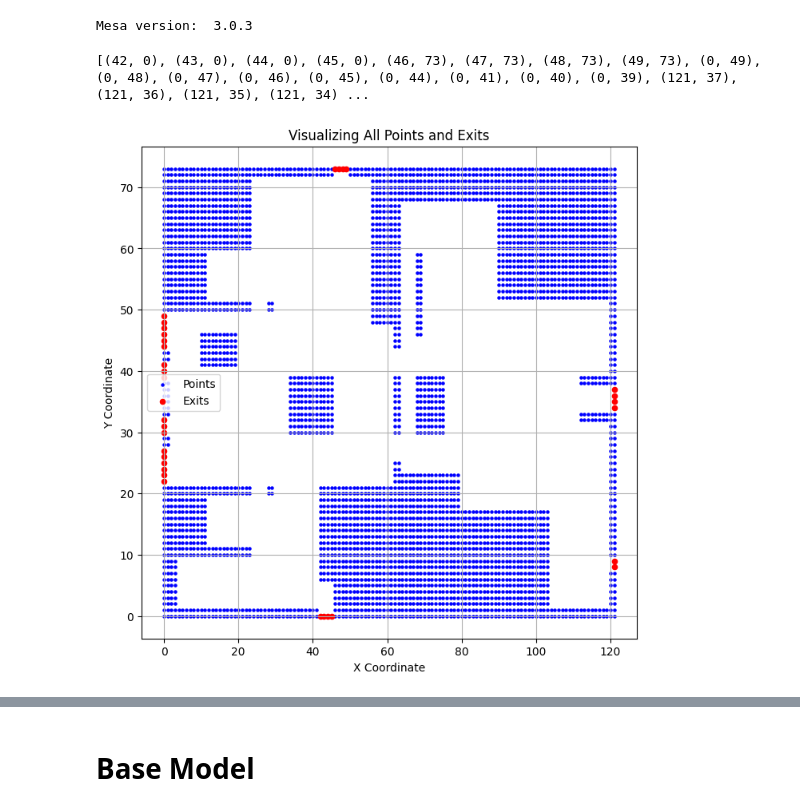
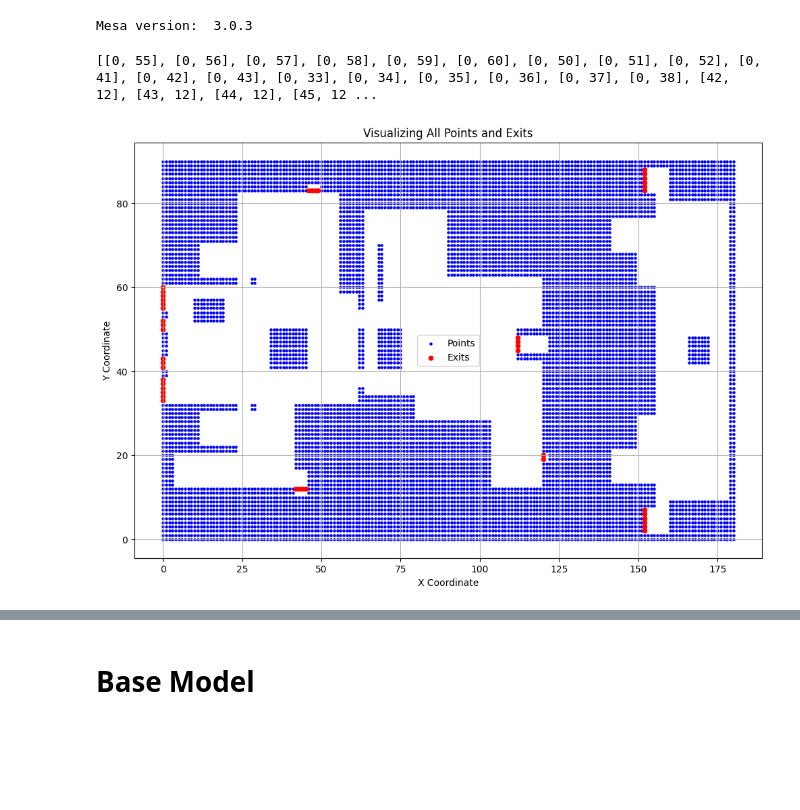
Before and after one commit to Pepijn2001/ABM_SEN1211, a Jupyter notebook: Base_model_environment.ipynb, the cells around one changed output, grey strips where cells are left out. Saved outputs shown, nothing was run; the diff lists cells and outputs as text; code cells hidden in the pictures; blank space fills up the shorter version.

```diff
--- a/Base_model_environment.ipynb
+++ b/Base_model_environment.ipynb
@@ -55,5 +55,5 @@ def image_to_floor_plan(image_path, threshold=128):
 
     return floor_plan
 # %%
-floor_plan_dir = "./assets/aula_plattegrond.png"
+floor_plan_dir = "./assets/Aula_plattegrond_final.png"
 floor_plan = image_to_floor_plan(floor_plan_dir)
@@ -84,35 +60,31 @@ def find_exits(floor_plan):
-# %%
-print(find_exits(floor_plan))
-# %% [output]
-[(42, 0), (43, 0), (44, 0), (45, 0), (46, 73), (47, 73), (48, 73), (49, 73), (0, 49), (0, 48), (0, 47), (0, 46), (0, 45), (0, 44), (0, 41), (0, 40), (0, 39), (121, 37), (121, 36), (121, 35), (121, 34) ...
 # %%
-# Find exits
-exit_locations = find_exits(floor_plan)
-
 # Prepare data for scatter plot
 rows, cols = np.where(floor_plan == 1)
 max_y = floor_plan.shape[0] - 1  # For inverting the y-axis
 adjusted_rows = [max_y - y for y in rows]
 
 # Extract coordinates for the entire grid
 coordinates = list(zip(cols, adjusted_rows))
 x_coords = [coord[0] for coord in coordinates]
 y_coords = [coord[1] for coord in coordinates]
 
-# Adjust exits for inverted y-axis
-adjusted_exits = [(x, y) for x, y in exit_locations]
-exit_x = [coord[0] for coord in adjusted_exits]
-exit_y = [coord[1] for coord in adjusted_exits]
+# Determine exits
+exit_locations = [[0, y] for y in range(55, 61)] + [[0, y] for y in range(50, 53)] + [[0, y] for y in range(41, 44)] + [[0, y] for y in range(33, 39)] +[[x, 12] for x in range(42, 46)] + [[x, 83] for x in range(46, 50)] + [[112, y] for y in range(45, 49)] + [[120, y] for y in range(19,21)] + [[152, y] for y in range(2,8)] +[[152, y] for y in range(83, 89)]
+
+print(exit_locations)
+exit_x = [coord[0] for coord in exit_locations]
+exit_y = [coord[1] for coord in exit_locations]
 
 # Create the scatter plot
-plt.figure(figsize=(8, 8))
+plt.figure(figsize=(12, 8))
 plt.scatter(x_coords, y_coords, c='blue', s=5, label='Points')  # All points in blue
 plt.scatter(exit_x, exit_y, c='red', s=20, label='Exits')  # Exits in red
 plt.title("Visualizing All Points and Exits")
 plt.xlabel("X Coordinate")
 plt.ylabel("Y Coordinate")
 plt.grid(True)
 plt.legend()
 plt.show()
 # %% [output]
+[[0, 55], [0, 56], [0, 57], [0, 58], [0, 59], [0, 60], [0, 50], [0, 51], [0, 52], [0, 41], [0, 42], [0, 43], [0, 33], [0, 34], [0, 35], [0, 36], [0, 37], [0, 38], [42, 12], [43, 12], [44, 12], [45, 12 ...
-[figure, old version]
+[figure, new version]
```
Also changed, not shown: parts of 9 cells of this notebook, 3 other files.
